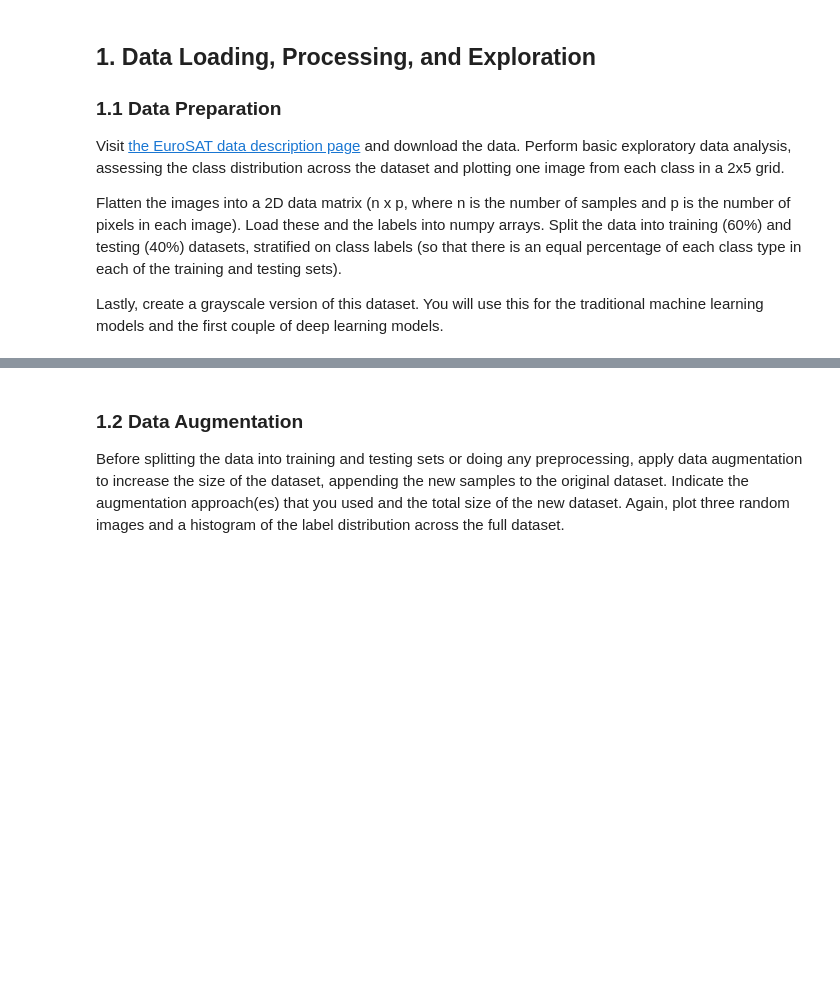
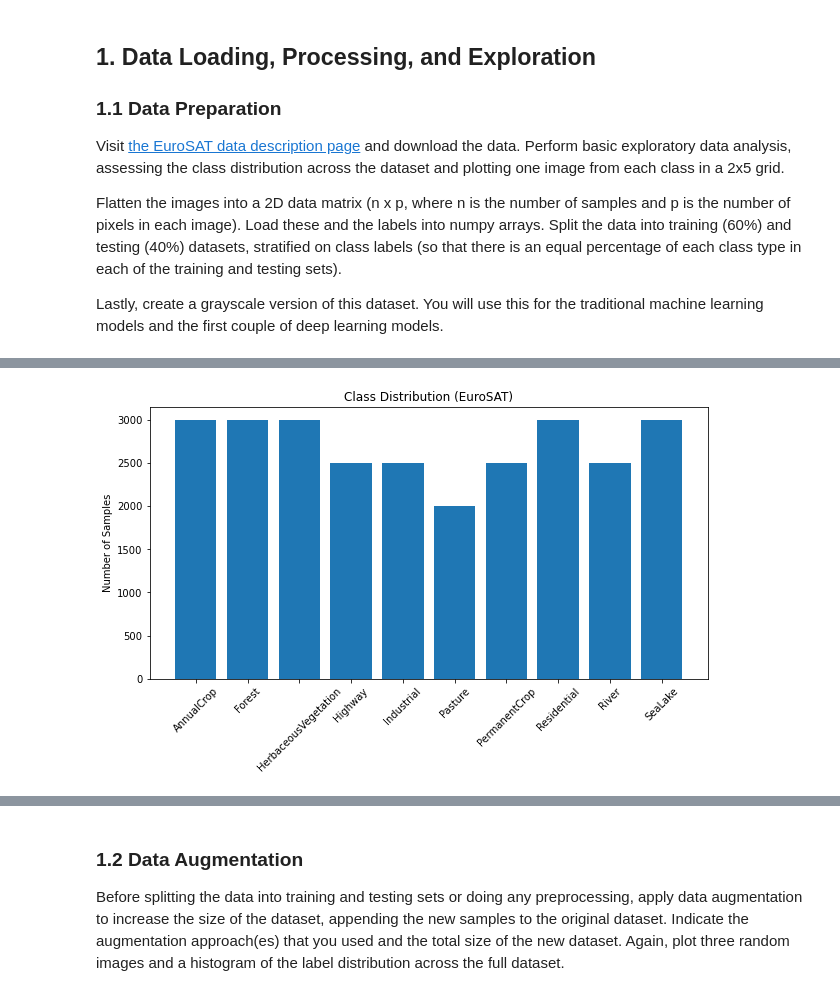
Before and after one commit to kakumanus/musa-650-spring2026, a Jupyter notebook: assignments/eurosat.ipynb, the cells around one changed output, grey strips where cells are left out. Saved outputs shown, nothing was run; the diff lists cells and outputs as text; code cells hidden in the pictures; blank space fills up the shorter version.

Commit message:
data loading and eda
train test split done before augmentation, sujan will edit order

```diff
--- a/assignments/eurosat.ipynb
+++ b/assignments/eurosat.ipynb
@@ -25,0 +74,9 @@ Lastly, create a grayscale version of this dataset. You will use this for the tr
+# %%
+# shape exploration
+x = np.array(x)
+y = np.array(y)
+
+
+print("Shape of x:", x.shape)
+print("Shape of y:", y.shape)
+print("Classes:", class_names)
@@ -25,0 +87,10 @@ Lastly, create a grayscale version of this dataset. You will use this for the tr
+# %%
+# class counts
+counts = pd.Series(y).value_counts().sort_index()
+
+class_dist = pd.DataFrame({
+    "Class": class_names,
+    "Count": counts.values
+})
+
+print(class_dist)
@@ -25,0 +109,11 @@ Lastly, create a grayscale version of this dataset. You will use this for the tr
+# %%
+# class counts histogram
+
+plt.figure(figsize=(10,5))
+plt.bar(class_names, counts)
+plt.xticks(rotation=45)
+plt.title("Class Distribution (EuroSAT)")
+plt.ylabel("Number of Samples")
+plt.show()
+# %% [output]
+[figure, added]
```
Also changed, not shown: parts of 11 cells of this notebook, 1 other file.
